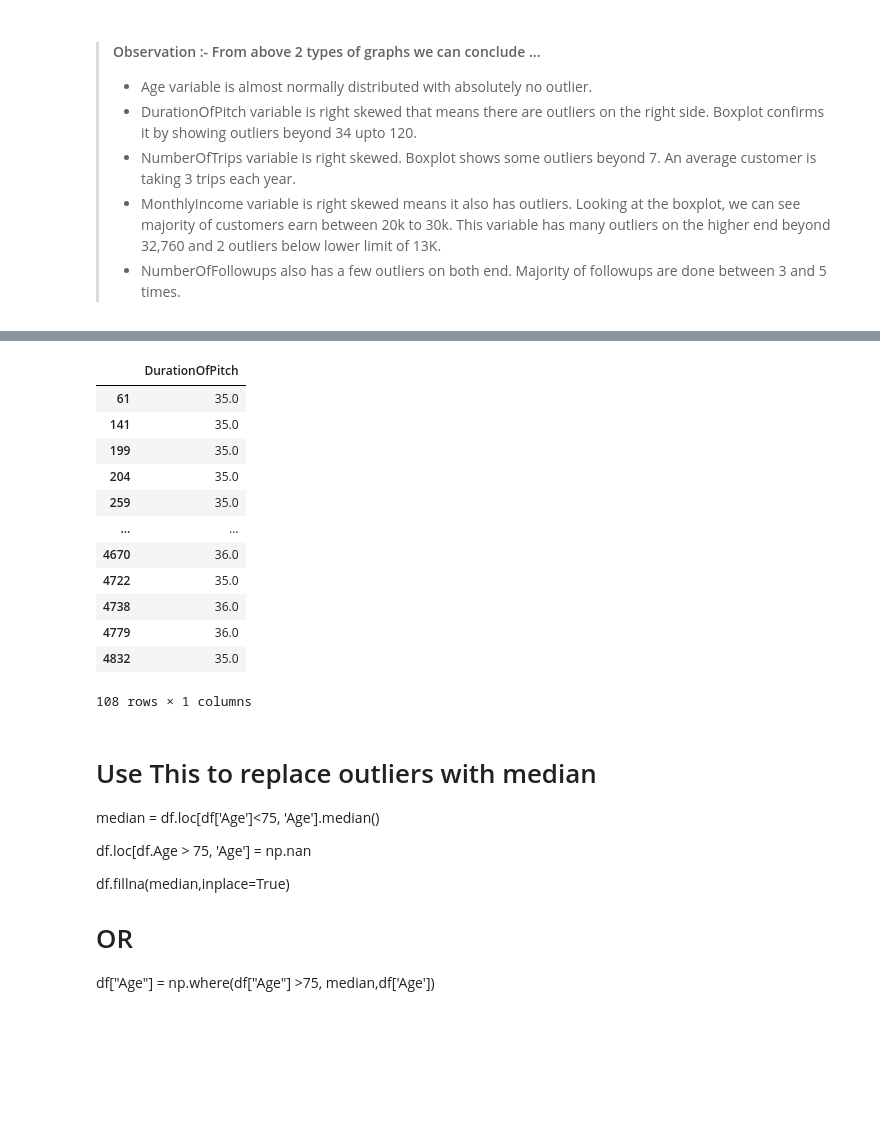
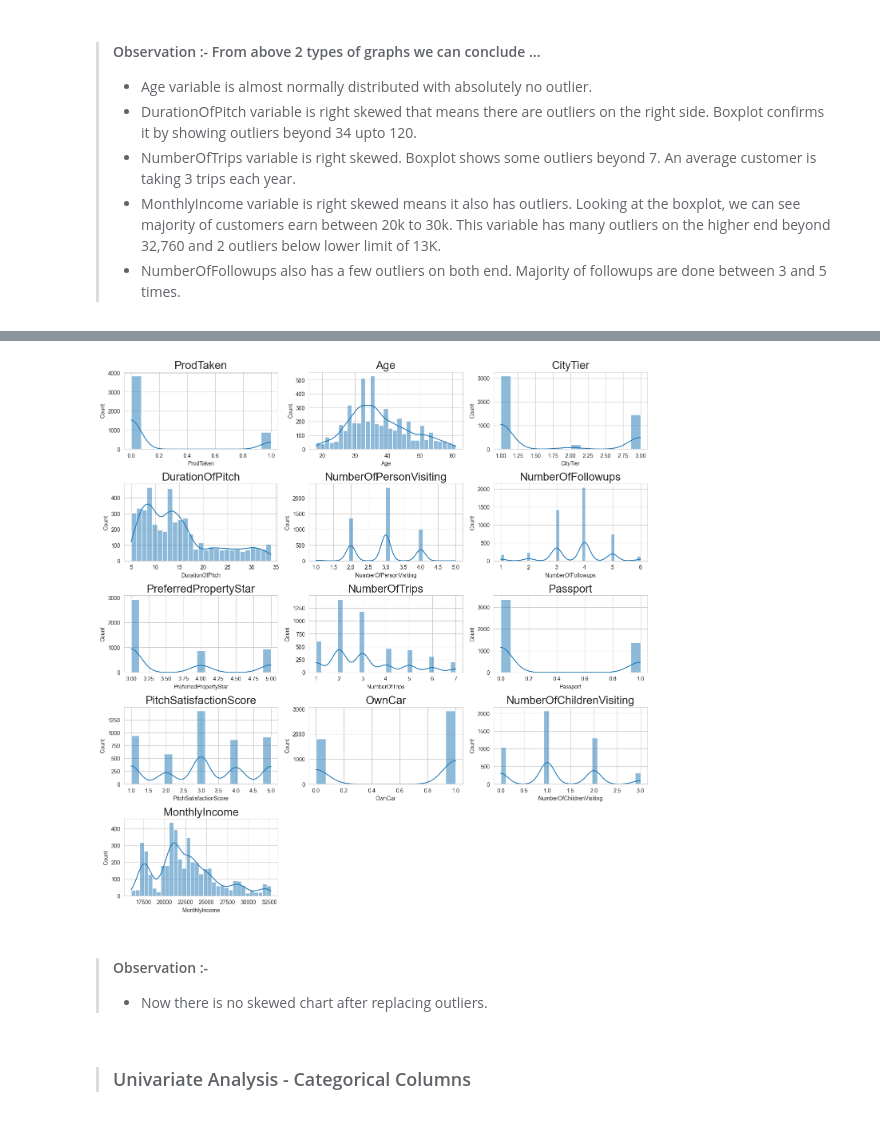
Before and after one commit to HimGos/ineuron_advance_assignments, a Jupyter notebook: Travel Dataset - EDA & FE/EDA.ipynb, the cells around one changed output, grey strips where cells are left out. Cells and saved outputs as stored; diff of their text form; code cells hidden in the pictures; blank space fills up the shorter version.

```diff
--- a/Travel Dataset - EDA & FE/EDA.ipynb
+++ b/Travel Dataset - EDA & FE/EDA.ipynb
@@ -579,7 +557,7 @@ plt.show()
 > - MonthlyIncome variable is right skewed means it also has outliers. Looking at the boxplot, we can see majority of customers earn between 20k to 30k. This variable has many outliers on the higher end beyond 32,760 and 2 outliers below lower limit of 13K.
 > - NumberOfFollowups also has a few outliers on both end. Majority of followups are done between 3 and 5 times.
 # %%
-# Removing Outliers before checking our distribution again
+# Replacing Outlier with median values
 
 def outlier_threshold(data, column_name, q1_range, q3_range):
     q1 = df[column_name].quantile(q1_range)
@@ -589,6 +567,9 @@ def outlier_threshold(data, column_name, q1_range, q3_range):
     lower_fence = q1 - 1.5*IQR
     return lower_fence, upper_fence
 
-for i in num_col:
+outlier_columns = ['DurationOfPitch', 'NumberOfTrips', 'MonthlyIncome']
+
+for i in outlier_columns:
     lower_fence, upper_fence =  outlier_threshold(df,i,0.25,0.75)
-    df.loc[(df[i]<lower_fence) & (df[i]>upper_fence)]
+    median = df.loc[(df[i]>lower_fence) & (df[i]<upper_fence),[i]].median()
+    df[i] = df[i].mask((df[i]<lower_fence) | (df[i]>upper_fence), median)
@@ -634,29 +576,19 @@ Name: DurationOfPitch, Length: 108, dtype: float64
-# %%
-df.loc[df['DurationOfPitch']>34,['DurationOfPitch']].
-# %% [output]
-|  | DurationOfPitch |
-| 61 | 35.0 |
-| 141 | 35.0 |
-| 199 | 35.0 |
-| 204 | 35.0 |
-| 259 | 35.0 |
-| ... | ... |
-| 4670 | 36.0 |
-| 4722 | 35.0 |
-| 4738 | 36.0 |
-| 4779 | 36.0 |
-| 4832 | 35.0 |
-108 rows × 1 columns
-# %% [markdown]
-# Use This to replace outliers with median
-
-median = df.loc[df['Age']<75, 'Age'].median()
-
-df.loc[df.Age > 75, 'Age'] = np.nan
-
-df.fillna(median,inplace=True)
-
-
-# OR
-
-df["Age"] = np.where(df["Age"] >75, median,df['Age'])
+# %%
+# Checking Distribution after replacing Outliers with median values
+
+plt.figure(figsize=(14,50))
+for i in range(len(Uni_num)):     #creating a loop that will show the plots for the columns in one plot
+    plt.subplot(18,3,i+1)
+    sns.histplot(df[Uni_num[i]],kde=True)
+    plt.tight_layout()
+    plt.title(Uni_num[i],fontsize=20)
+
+plt.show();
+# %% [output]
+[figure, added]
+# %% [markdown]
+> #### Observation :-
+>
+> - Now there is no skewed chart after replacing outliers.
+# %% [markdown]
+> ### Univariate Analysis - Categorical Columns
```
Also changed, not shown: parts of 58 cells of this notebook.
